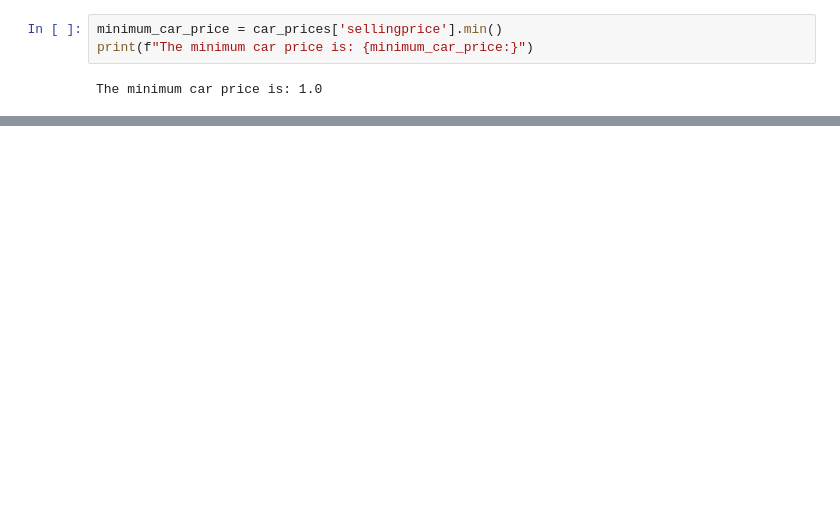
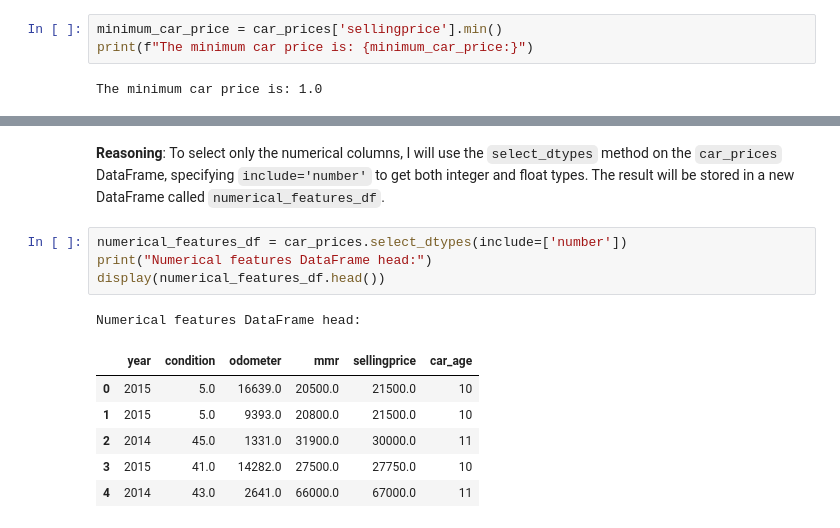
Before and after one commit to ashwinim2050/HeroVired-Assignment, a Jupyter notebook: Assignment.ipynb, the cells around one changed output, grey strips where cells are left out. Drawn from its saved outputs; the diff is of its cells as text; blank space fills up the shorter version.

```diff
--- a/Assignment.ipynb
+++ b/Assignment.ipynb
@@ -249,0 +297,15 @@ Number of cars with condition: 475
+# %% [markdown]
+**Reasoning**:
+To select only the numerical columns, I will use the `select_dtypes` method on the `car_prices` DataFrame, specifying `include='number'` to get both integer and float types. The result will be stored in a new DataFrame called `numerical_features_df`.
+# %%
+numerical_features_df = car_prices.select_dtypes(include=['number'])
+print("Numerical features DataFrame head:")
+display(numerical_features_df.head())
+# %% [output]
+Numerical features DataFrame head:
+|  | year | condition | odometer | mmr | sellingprice | car_age |
+| 0 | 2015 | 5.0 | 16639.0 | 20500.0 | 21500.0 | 10 |
+| 1 | 2015 | 5.0 | 9393.0 | 20800.0 | 21500.0 | 10 |
+| 2 | 2014 | 45.0 | 1331.0 | 31900.0 | 30000.0 | 11 |
+| 3 | 2015 | 41.0 | 14282.0 | 27500.0 | 27750.0 | 10 |
+| 4 | 2014 | 43.0 | 2641.0 | 66000.0 | 67000.0 | 11 |
```
Also changed, not shown: parts of 32 cells of this notebook.
